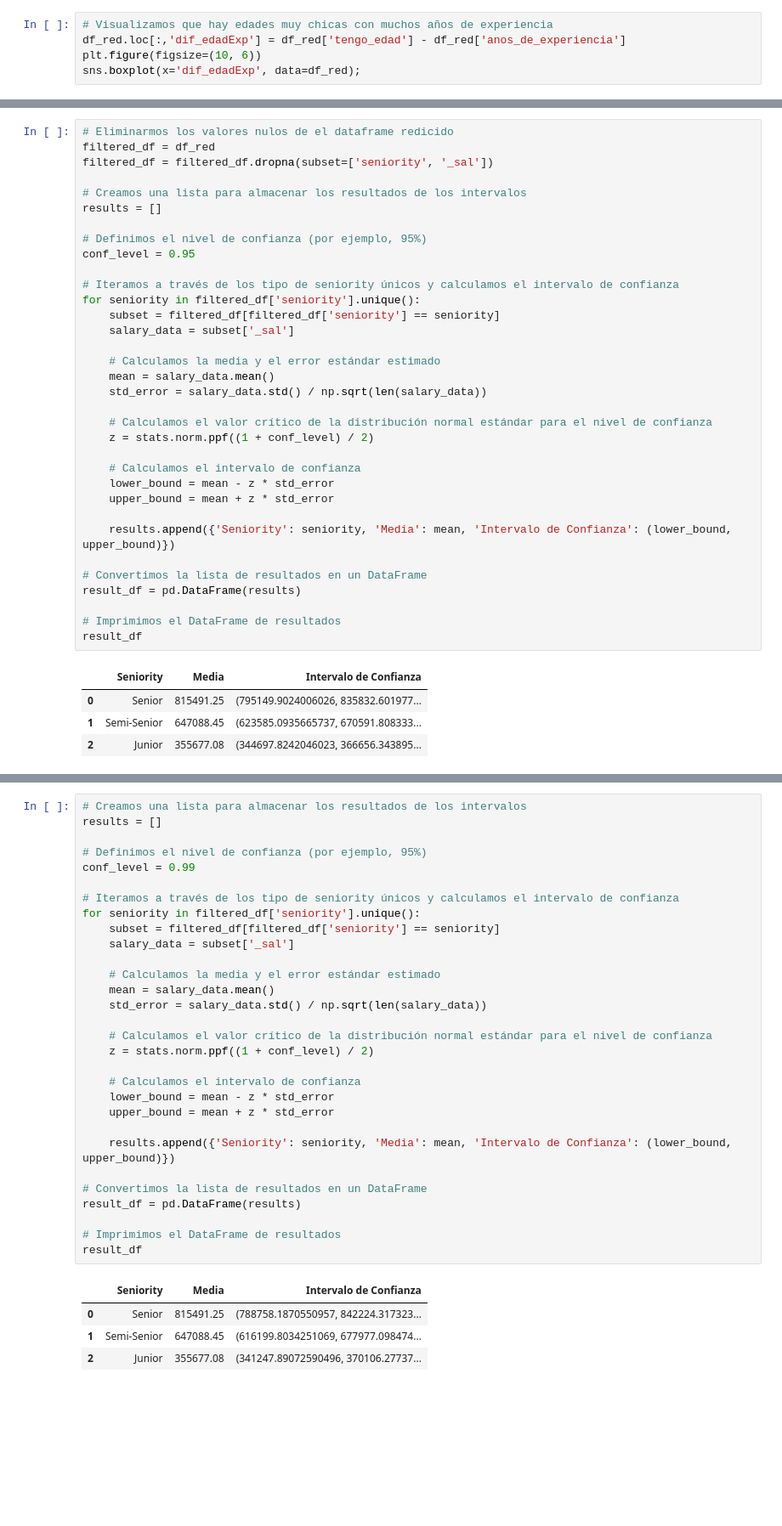
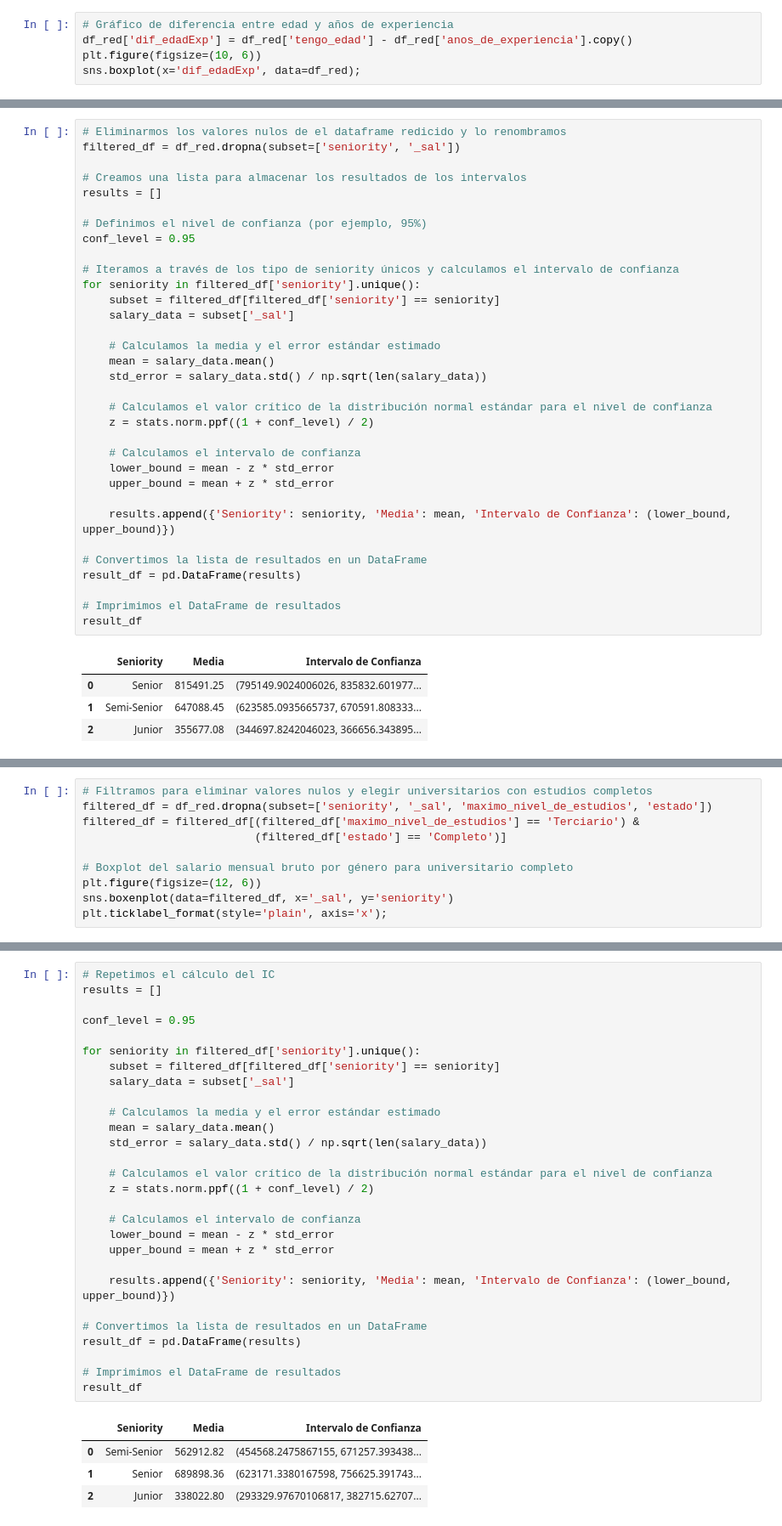
Before and after one commit to mgalim/TPEstadistica, a Jupyter notebook: TpFinal.ipynb, the cells around one changed output, grey strips where cells are left out. Shown at 85% size. Cells and saved outputs as stored; diff of their text form; blank space fills up the shorter version.

```diff
--- a/TpFinal.ipynb
+++ b/TpFinal.ipynb
@@ -311,8 +293,8 @@ sns.scatterplot(x='anos_de_experiencia', y='tengo_edad', data=df_red);
 # %% [output]
 [figure]
 # %%
-# Visualizamos que hay edades muy chicas con muchos años de experiencia
-df_red.loc[:,'dif_edadExp'] = df_red['tengo_edad'] - df_red['anos_de_experiencia']
+# Gráfico de diferencia entre edad y años de experiencia
+df_red['dif_edadExp'] = df_red['tengo_edad'] - df_red['anos_de_experiencia'].copy()
 plt.figure(figsize=(10, 6))
 sns.boxplot(x='dif_edadExp', data=df_red);
 # %% [output]
@@ -426,9 +419,8 @@ uno esperaría que los intervalos que se obtengan a partir de las muestras no se
 
 Hagamos las cuentas que hicimos antes, pero para estas submuestras de nivel de seniority.
 # %%
-# Eliminarmos los valores nulos de el dataframe redicido
-filtered_df = df_red
-filtered_df = filtered_df.dropna(subset=['seniority', '_sal'])
+# Eliminarmos los valores nulos de el dataframe redicido y lo renombramos
+filtered_df = df_red.dropna(subset=['seniority', '_sal'])
 
 # Creamos una lista para almacenar los resultados de los intervalos
 results = []
@@ -476,0 +479,10 @@ result_df
+# %%
+# Filtramos para eliminar valores nulos y elegir universitarios con estudios completos
+filtered_df = df_red.dropna(subset=['seniority', '_sal', 'maximo_nivel_de_estudios', 'estado'])
+filtered_df = filtered_df[(filtered_df['maximo_nivel_de_estudios'] == 'Terciario') &
+                          (filtered_df['estado'] == 'Completo')]
+
+# Boxplot del salario mensual bruto por género para universitario completo
+plt.figure(figsize=(12, 6))
+sns.boxenplot(data=filtered_df, x='_sal', y='seniority')
+plt.ticklabel_format(style='plain', axis='x');
@@ -477,35 +502,33 @@ result_df
 # %%
-# Creamos una lista para almacenar los resultados de los intervalos
+# Repetimos el cálculo del IC
 results = []
 
-# Definimos el nivel de confianza (por ejemplo, 95%)
-conf_level = 0.99
+conf_level = 0.95
 
-# Iteramos a través de los tipo de seniority únicos y calculamos el intervalo de confianza
 for seniority in filtered_df['seniority'].unique():
     subset = filtered_df[filtered_df['seniority'] == seniority]
     salary_data = subset['_sal']
 
     # Calculamos la media y el error estándar estimado
     mean = salary_data.mean()
     std_error = salary_data.std() / np.sqrt(len(salary_data))
 
     # Calculamos el valor crítico de la distribución normal estándar para el nivel de confianza
     z = stats.norm.ppf((1 + conf_level) / 2)
 
     # Calculamos el intervalo de confianza
     lower_bound = mean - z * std_error
     upper_bound = mean + z * std_error
 
     results.append({'Seniority': seniority, 'Media': mean, 'Intervalo de Confianza': (lower_bound, upper_bound)})
 
 # Convertimos la lista de resultados en un DataFrame
 result_df = pd.DataFrame(results)
 
 # Imprimimos el DataFrame de resultados
 result_df
 # %% [output]
 |  | Seniority | Media | Intervalo de Confianza |
-| 0 | Senior | 815491.25 | (788758.1870550957, 842224.317323... |
-| 1 | Semi-Senior | 647088.45 | (616199.8034251069, 677977.098474... |
-| 2 | Junior | 355677.08 | (341247.89072590496, 370106.27737... |
+| 0 | Semi-Senior | 562912.82 | (454568.2475867155, 671257.393438... |
+| 1 | Senior | 689898.36 | (623171.3380167598, 756625.391743... |
+| 2 | Junior | 338022.80 | (293329.97670106817, 382715.62707... |
```
Also changed, not shown: parts of 12 cells of this notebook.
